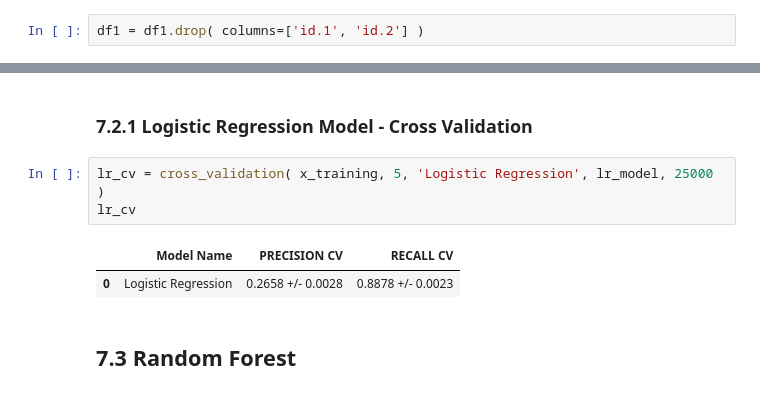
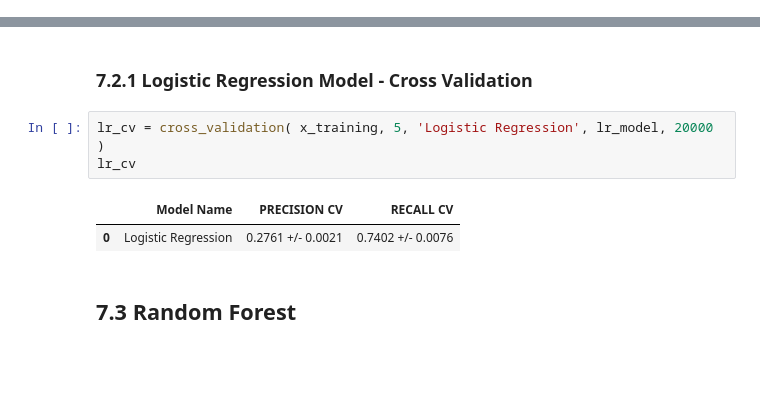
Before and after one commit to JeffersonMedines/health_insurance_cross_sell, a Jupyter notebook: notebooks/m01_v01_health_insurance_cross_sell.ipynb, the cells around one changed output, grey strips where cells are left out. Cells and saved outputs as stored; diff of their text form; blank space fills up the shorter version.

```diff
--- a/notebooks/m01_v01_health_insurance_cross_sell.ipynb
+++ b/notebooks/m01_v01_health_insurance_cross_sell.ipynb
@@ -293,5 +275,3 @@ df1.head()
-# %%
-df1 = df1.drop( columns=['id.1', 'id.2'] )
 # %% [markdown]
 ## 1.8 Descriptive Statistics
 # %%
@@ -996,11 +978,11 @@ Recall at 30000: 0.8650947459086994
 # %% [markdown]
 ### 7.2.1 Logistic Regression Model - Cross Validation
 # %%
-lr_cv = cross_validation( x_training, 5, 'Logistic Regression', lr_model, 25000 )
+lr_cv = cross_validation( x_training, 5, 'Logistic Regression', lr_model, 20000 )
 lr_cv
 # %% [output]
 |  | Model Name | PRECISION CV | RECALL CV |
-| 0 | Logistic Regression | 0.2658 +/- 0.0028 | 0.8878 +/- 0.0023 |
+| 0 | Logistic Regression | 0.2761 +/- 0.0021 | 0.7402 +/- 0.0076 |
 # %% [markdown]
 ## 7.3 Random Forest
 # %%
```
Also changed, not shown: parts of 48 cells of this notebook, 8 other files.
